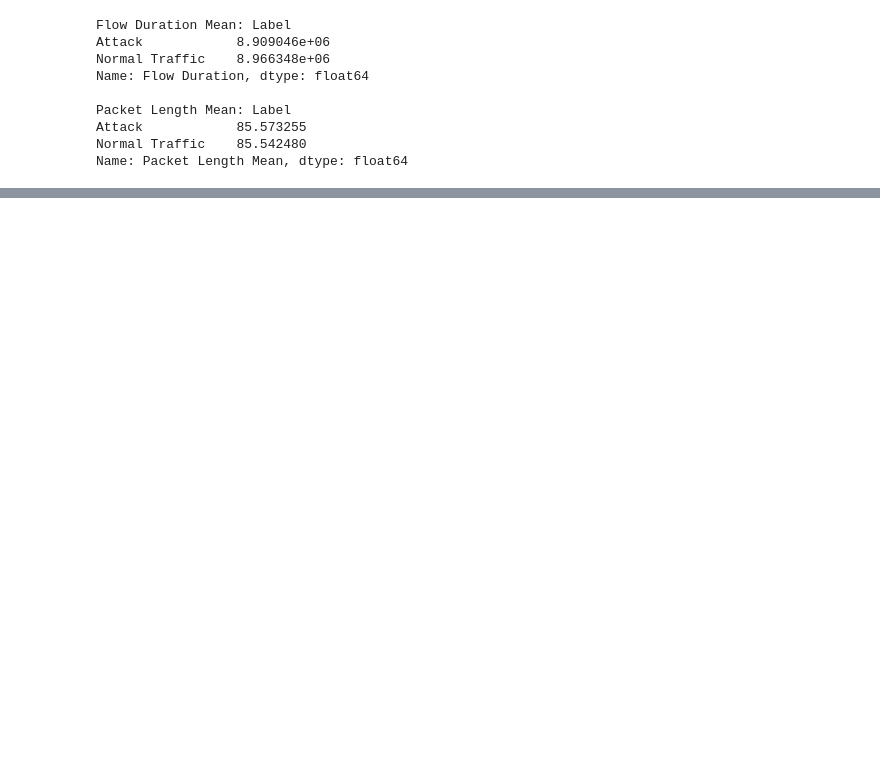
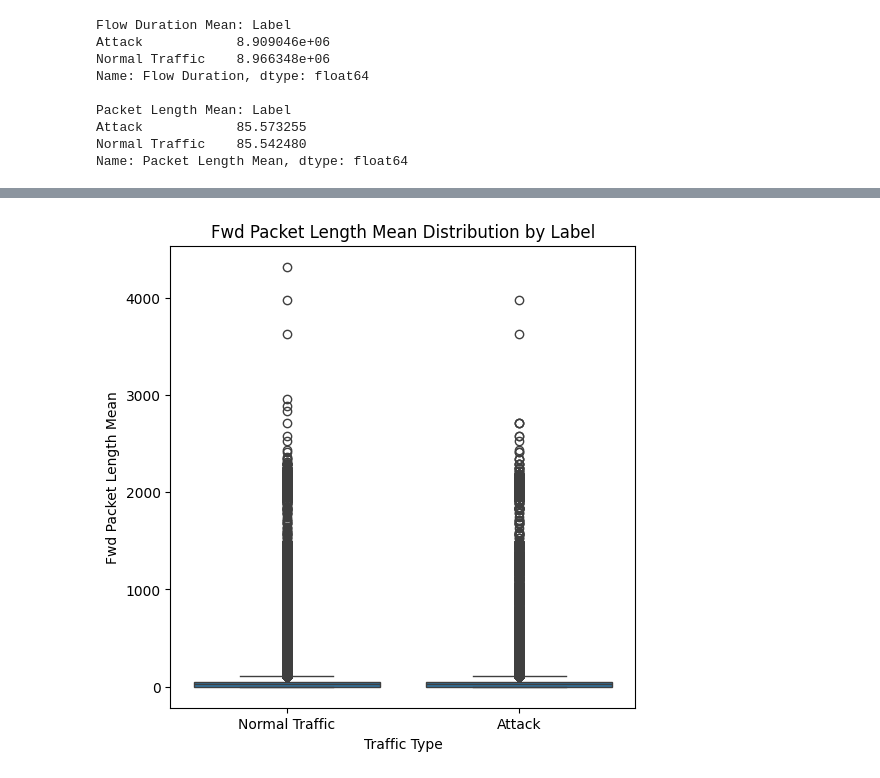
Before and after one commit to Pranishgrg21/Network_traffic_Analysis, a Jupyter notebook: Network_traffic.ipynb, the cells around one changed output, grey strips where cells are left out. Cells and saved outputs as stored; diff of their text form; code cells hidden in the pictures; blank space fills up the shorter version.

```diff
--- a/Network_traffic.ipynb
+++ b/Network_traffic.ipynb
@@ -397,0 +441,12 @@ Name: Packet Length Mean, dtype: float64
+# %%
+plt.figure(figsize=(6,6))
+
+sns.boxplot(x="Label", y="Fwd Packet Length Mean", data=data)
+
+plt.title("Fwd Packet Length Mean Distribution by Label")
+plt.xlabel("Traffic Type")
+plt.ylabel("Fwd Packet Length Mean")
+
+plt.show()
+# %% [output]
+[figure, added]
```
Also changed, not shown: parts of 12 cells of this notebook.
